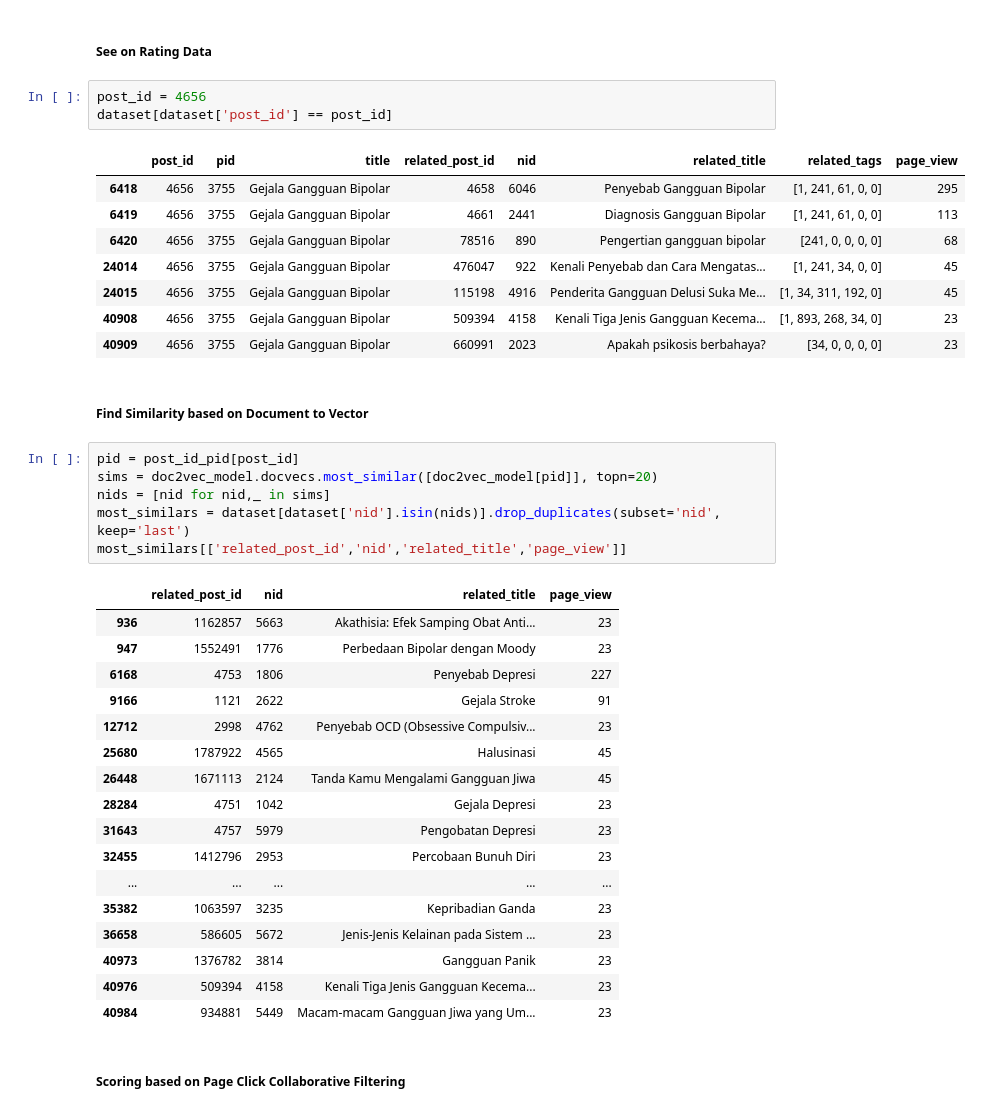
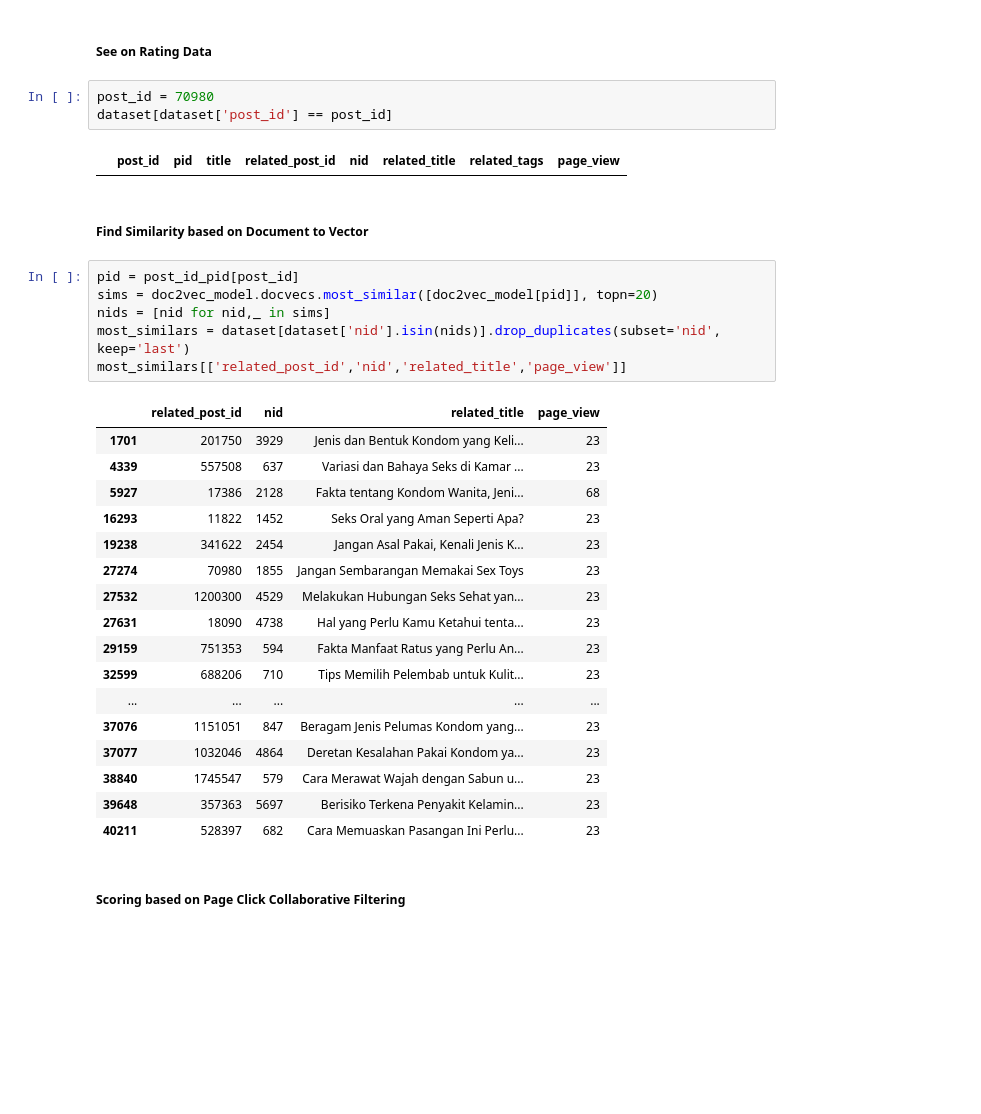
Before and after one commit to kadriansyah/notebook, a Jupyter notebook: alodokter-recommender/content-based-filtering.ipynb, the cells around one changed output. Drawn from its saved outputs; the diff is of its cells as text; blank space fills up the shorter version.

```diff
--- a/alodokter-recommender/content-based-filtering.ipynb
+++ b/alodokter-recommender/content-based-filtering.ipynb
@@ -584,17 +566,10 @@ recommendations[['pid','title','ctr']]
 # %% [markdown]
 ##### See on Rating Data
 # %%
-post_id = 4656
+post_id = 70980
 dataset[dataset['post_id'] == post_id]
 # %% [output]
 |  | post_id | pid | title | related_post_id | nid | related_title | related_tags | page_view |
-| 6418 | 4656 | 3755 | Gejala Gangguan Bipolar | 4658 | 6046 | Penyebab Gangguan Bipolar | [1, 241, 61, 0, 0] | 295 |
-| 6419 | 4656 | 3755 | Gejala Gangguan Bipolar | 4661 | 2441 | Diagnosis Gangguan Bipolar | [1, 241, 61, 0, 0] | 113 |
-| 6420 | 4656 | 3755 | Gejala Gangguan Bipolar | 78516 | 890 | Pengertian gangguan bipolar | [241, 0, 0, 0, 0] | 68 |
-| 24014 | 4656 | 3755 | Gejala Gangguan Bipolar | 476047 | 922 | Kenali Penyebab dan Cara Mengatas... | [1, 241, 34, 0, 0] | 45 |
-| 24015 | 4656 | 3755 | Gejala Gangguan Bipolar | 115198 | 4916 | Penderita Gangguan Delusi Suka Me... | [1, 34, 311, 192, 0] | 45 |
-| 40908 | 4656 | 3755 | Gejala Gangguan Bipolar | 509394 | 4158 | Kenali Tiga Jenis Gangguan Kecema... | [1, 893, 268, 34, 0] | 23 |
-| 40909 | 4656 | 3755 | Gejala Gangguan Bipolar | 660991 | 2023 | Apakah psikosis berbahaya? | [34, 0, 0, 0, 0] | 23 |
 # %% [markdown]
 ##### Find Similarity based on Document to Vector
 # %%
@@ -605,22 +580,22 @@ most_similars = dataset[dataset['nid'].isin(nids)].drop_duplicates(subset='nid',
 most_similars[['related_post_id','nid','related_title','page_view']]
 # %% [output]
 |  | related_post_id | nid | related_title | page_view |
-| 936 | 1162857 | 5663 | Akathisia: Efek Samping Obat Anti... | 23 |
-| 947 | 1552491 | 1776 | Perbedaan Bipolar dengan Moody | 23 |
-| 6168 | 4753 | 1806 | Penyebab Depresi | 227 |
-| 9166 | 1121 | 2622 | Gejala Stroke | 91 |
-| 12712 | 2998 | 4762 | Penyebab OCD (Obsessive Compulsiv... | 23 |
-| 25680 | 1787922 | 4565 | Halusinasi | 45 |
-| 26448 | 1671113 | 2124 | Tanda Kamu Mengalami Gangguan Jiwa | 45 |
-| 28284 | 4751 | 1042 | Gejala Depresi | 23 |
-| 31643 | 4757 | 5979 | Pengobatan Depresi | 23 |
-| 32455 | 1412796 | 2953 | Percobaan Bunuh Diri | 23 |
+| 1701 | 201750 | 3929 | Jenis dan Bentuk Kondom yang Keli... | 23 |
+| 4339 | 557508 | 637 | Variasi dan Bahaya Seks di Kamar ... | 23 |
+| 5927 | 17386 | 2128 | Fakta tentang Kondom Wanita, Jeni... | 68 |
+| 16293 | 11822 | 1452 | Seks Oral yang Aman Seperti Apa? | 23 |
+| 19238 | 341622 | 2454 | Jangan Asal Pakai, Kenali Jenis K... | 23 |
+| 27274 | 70980 | 1855 | Jangan Sembarangan Memakai Sex Toys | 23 |
+| 27532 | 1200300 | 4529 | Melakukan Hubungan Seks Sehat yan... | 23 |
+| 27631 | 18090 | 4738 | Hal yang Perlu Kamu Ketahui tenta... | 23 |
+| 29159 | 751353 | 594 | Fakta Manfaat Ratus yang Perlu An... | 23 |
+| 32599 | 688206 | 710 | Tips Memilih Pelembab untuk Kulit... | 23 |
 | ... | ... | ... | ... | ... |
-| 35382 | 1063597 | 3235 | Kepribadian Ganda | 23 |
-| 36658 | 586605 | 5672 | Jenis-Jenis Kelainan pada Sistem ... | 23 |
-| 40973 | 1376782 | 3814 | Gangguan Panik | 23 |
-| 40976 | 509394 | 4158 | Kenali Tiga Jenis Gangguan Kecema... | 23 |
-| 40984 | 934881 | 5449 | Macam-macam Gangguan Jiwa yang Um... | 23 |
+| 37076 | 1151051 | 847 | Beragam Jenis Pelumas Kondom yang... | 23 |
+| 37077 | 1032046 | 4864 | Deretan Kesalahan Pakai Kondom ya... | 23 |
+| 38840 | 1745547 | 579 | Cara Merawat Wajah dengan Sabun u... | 23 |
+| 39648 | 357363 | 5697 | Berisiko Terkena Penyakit Kelamin... | 23 |
+| 40211 | 528397 | 682 | Cara Memuaskan Pasangan Ini Perlu... | 23 |
 # %% [markdown]
 ##### Scoring based on Page Click Collaborative Filtering
 # %%
```
Also changed, not shown: parts of 4 cells of this notebook.
